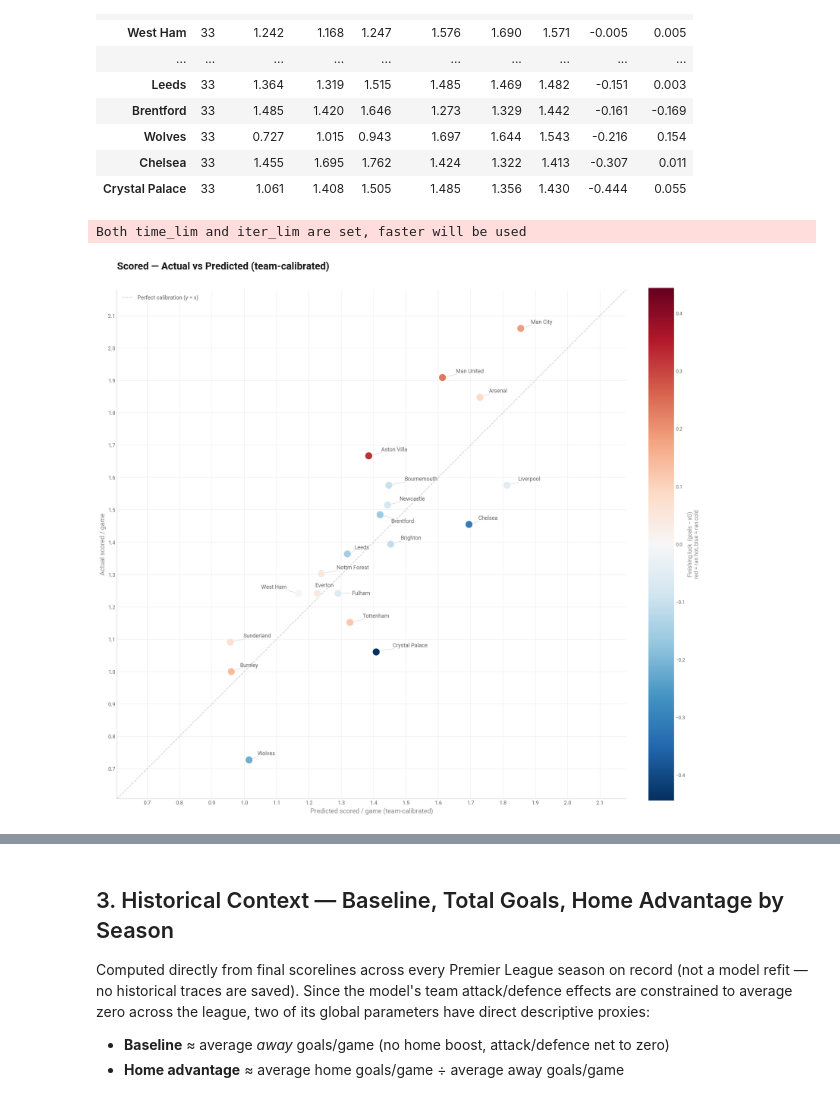
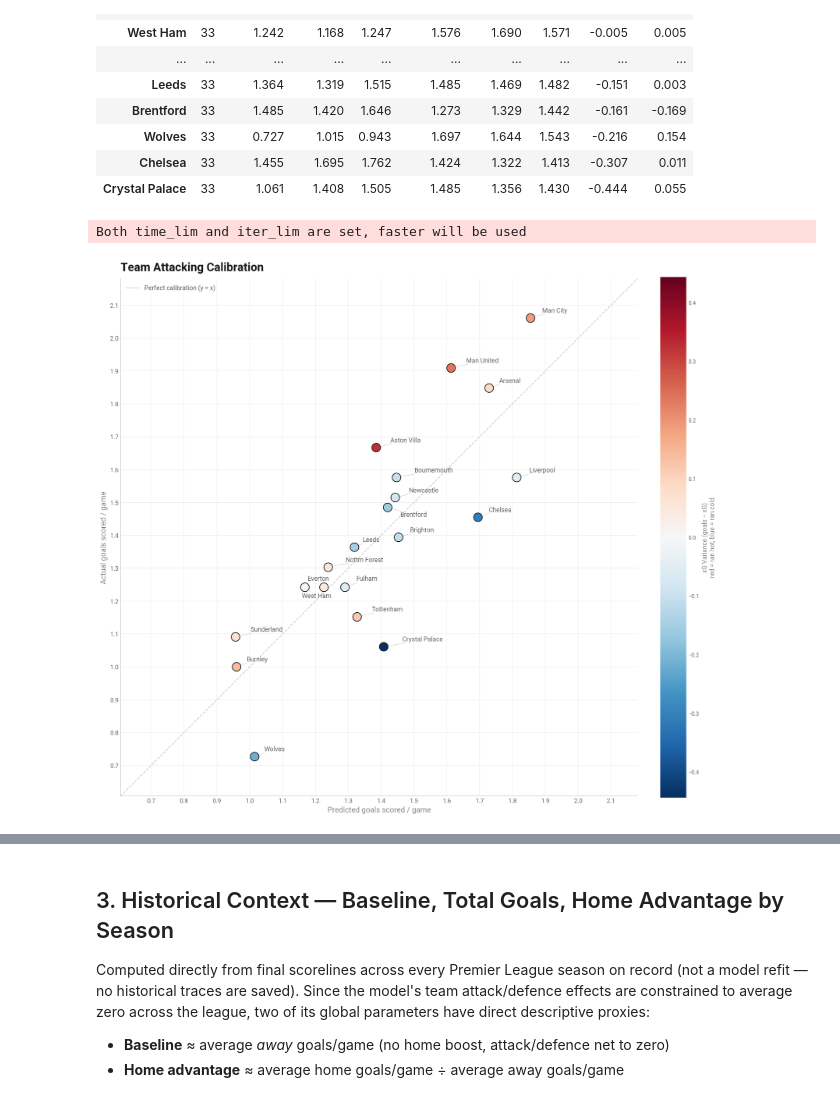
Before and after one commit to louis-porter/algobetting, a Jupyter notebook: algo/models/team_strength/non_penalty_bayes/premier_league/postmortem_v2.ipynb, the cells around one changed output, grey strips where cells are left out. Drawn from its saved outputs; the diff is of its cells as text; code cells hidden in the pictures.

```diff
--- a/algo/models/team_strength/non_penalty_bayes/premier_league/postmortem_v2.ipynb
+++ b/algo/models/team_strength/non_penalty_bayes/premier_league/postmortem_v2.ipynb
@@ -119,11 +119,13 @@ match['home_bias']    = match['home_predicted'] - match['home_actual']
 match['away_bias']    = match['away_predicted'] - match['away_actual']
 match['total_pred']   = match['home_predicted'] + match['away_predicted']
 match['total_actual'] = match['home_actual']    + match['away_actual']
+match['total_bias']   = match['total_pred']     - match['total_actual']
 
 # Signed xG bias — recomputed directly (DB error columns are unsigned)
-match['home_xg_bias'] = match['home_predicted'] - match['home_xg']
-match['away_xg_bias'] = match['away_predicted'] - match['away_xg']
-match['total_xg']     = match['home_xg'] + match['away_xg']
+match['home_xg_bias']  = match['home_predicted'] - match['home_xg']
+match['away_xg_bias']  = match['away_predicted'] - match['away_xg']
+match['total_xg']      = match['home_xg'] + match['away_xg']
+match['total_xg_bias'] = match['total_pred'] - match['total_xg']
 
 print(f"Matches: {len(match)}   Rounds: {match['round'].nunique()}   xG coverage: {match['home_xg'].notna().sum()}/{len(match)}")
 match.head(3)
@@ -178,27 +214,34 @@ MAE — predicted vs goals (skill + luck)  0.8788
 # %%
-fig, axes = plt.subplots(1, 2, figsize=(13, 5.5))
+fig, axes = plt.subplots(2, 2, figsize=(13, 11))
 
 all_pred  = pd.concat([match['home_predicted'], match['away_predicted']])
 all_xg    = pd.concat([match['home_xg'],        match['away_xg']])
 all_goals = pd.concat([match['home_actual'],    match['away_actual']])
 
-def cal_scatter(ax, pred, bench, label, color):
+def cal_scatter(ax, pred, bench, label, color, xlabel='Predicted goals'):
     ax.scatter(pred, bench, alpha=0.28, s=16, color=color, edgecolors='none', zorder=3)
     lo = min(bench.min(), pred.min()) - 0.1
     hi = max(bench.max(), pred.max()) + 0.2
     ax.plot([lo, hi], [lo, hi], '--', lw=1.3, color=C_AXIS, zorder=2, label='Perfect calibration')
     r   = np.corrcoef(bench, pred)[0, 1]
     mae = (pred - bench).abs().mean()
-    ax.set_xlabel('Predicted goals', fontsize=10, color=C_MUTED)
+    ax.set_xlabel(xlabel, fontsize=10, color=C_MUTED)
     ax.set_ylabel(f'Actual {label}', fontsize=10, color=C_MUTED)
     _dw_title(ax, f'Predicted vs {label}', f'r = {r:.3f}   ·   MAE = {mae:.3f}', y=1.16, dy=0.07)
     ax.legend(fontsize=8.5, loc='lower right', frameon=False, labelcolor=C_INK2)
     _dw_style(ax)
 
-cal_scatter(axes[0], all_pred, all_xg,    'xG',    C_XG)
-cal_scatter(axes[1], all_pred, all_goals, 'goals', C_GOALS)
+# Top row: home & away treated as separate observations (pooled)
+cal_scatter(axes[0, 0], all_pred, all_xg,    'xG (home & away)',    C_XG)
+cal_scatter(axes[0, 1], all_pred, all_goals, 'goals (home & away)', C_GOALS)
 
-plt.tight_layout(rect=[0, 0, 1, 0.85])
+# Bottom row: total goals per match (home + away summed)
+cal_scatter(axes[1, 0], match['total_pred'], match['total_xg'],
+            'total match xG', C_XG, xlabel='Predicted total goals')
+cal_scatter(axes[1, 1], match['total_pred'], match['total_actual'],
+            'total match goals', C_GOALS, xlabel='Predicted total goals')
+
+plt.tight_layout(rect=[0, 0, 1, 0.94])
 plt.savefig(OUT_DIR / 'v2_01_overall_calibration.png', dpi=150, bbox_inches='tight', facecolor='white')
 plt.show()
 # %% [output]
@@ -266,7 +309,7 @@ from matplotlib.ticker import MultipleLocator
 # region easier to read values off directly too.
 
 def calibration_chart(x_col, y_col, luck_col, title, cmap, xlabel, ylabel, cbar_label, out_name):
-    fig, ax = plt.subplots(figsize=(17, 17))
+    fig, ax = plt.subplots(figsize=(15, 15))
     x = team_stats[x_col]; y = team_stats[y_col]; c = team_stats[luck_col]
     luck_max = team_stats[luck_col].abs().max()
     norm = TwoSlopeNorm(vmin=-luck_max, vcenter=0, vmax=luck_max)
@@ -279,43 +322,45 @@ def calibration_chart(x_col, y_col, luck_col, title, cmap, xlabel, ylabel, cbar_
     ax.xaxis.set_major_locator(MultipleLocator(0.1))
     ax.yaxis.set_major_locator(MultipleLocator(0.1))
 
-    sca = ax.scatter(x, y, c=c, cmap=cmap, norm=norm, s=220, edgecolors='white', linewidths=0.9, zorder=3)
+    # Dark outline (not white) so points whose fill lands near the colormap's
+    # pale centre still read as a distinct ring against the white background.
+    sca = ax.scatter(x, y, c=c, cmap=cmap, norm=norm, s=220, edgecolors=C_INK, linewidths=1.2, zorder=3)
 
     texts = [ax.text(x[team], y[team], team, fontsize=11, color=C_INK2)
              for team in team_stats.index]
     adjust_text(texts, x=x.values, y=y.values, ax=ax,
                 arrowprops=dict(arrowstyle='-', color=C_AXIS, lw=0.7),
                 expand=(1.8, 2.1), force_text=(0.6, 0.8), force_static=(0.4, 0.4),
                 iter_lim=500, time_lim=5)
 
     ax.set_xlabel(xlabel, fontsize=13, color=C_MUTED)
     ax.set_ylabel(ylabel, fontsize=13, color=C_MUTED)
-    _dw_title(ax, title, y=1.035, size=20)
+    _dw_title(ax, title, y=1.01, size=20)
     ax.legend(fontsize=11, frameon=False, loc='upper left', labelcolor=C_INK2)
     ax.tick_params(labelsize=10.5)
     _dw_style(ax)
     cbar = fig.colorbar(sca, ax=ax, fraction=0.046, pad=0.04)
     cbar.set_label(cbar_label, fontsize=11, color=C_MUTED)
     cbar.ax.tick_params(labelsize=9.5, colors=C_INK2, length=0)
     cbar.outline.set_visible(False)
 
     plt.tight_layout()
     plt.savefig(OUT_DIR / out_name, dpi=150, bbox_inches='tight', facecolor='white')
     plt.show()
 
 # Colour direction flips between the two charts so red always reads as
 # "favourable outcome for the team": RdBu_r puts red at the high (positive)
 # end for attack (scoring more than xG is good); plain RdBu puts red at the
 # low (negative) end for defence (conceding less than xG is good).
 # x = predicted, y = actual (standard calibration/reliability convention).
 calibration_chart(
-    'sc_pred', 'sc_actual', 'sc_luck', 'Scored — Actual vs Predicted (team-calibrated)', plt.cm.RdBu_r,
-    'Predicted scored / game (team-calibrated)', 'Actual scored / game',
-    'Finishing luck  (goals − xG)\nred = ran hot, blue = ran cold',
+    'sc_pred', 'sc_actual', 'sc_luck', 'Team Attacking Calibration', plt.cm.RdBu_r,
+    'Predicted goals scored / game', 'Actual goals scored / game',
+    'xG Variance (goals − xG)\nred = ran hot, blue = ran cold',
     'v2_02a_team_calibration_scored.png',
 )
 # %% [output]
 Both time_lim and iter_lim are set, faster will be used
-[figure, old version]
+[figure, new version]
 # %%
 calibration_chart(
```
Also changed, not shown: parts of 4 cells of this notebook, 35 other files.
